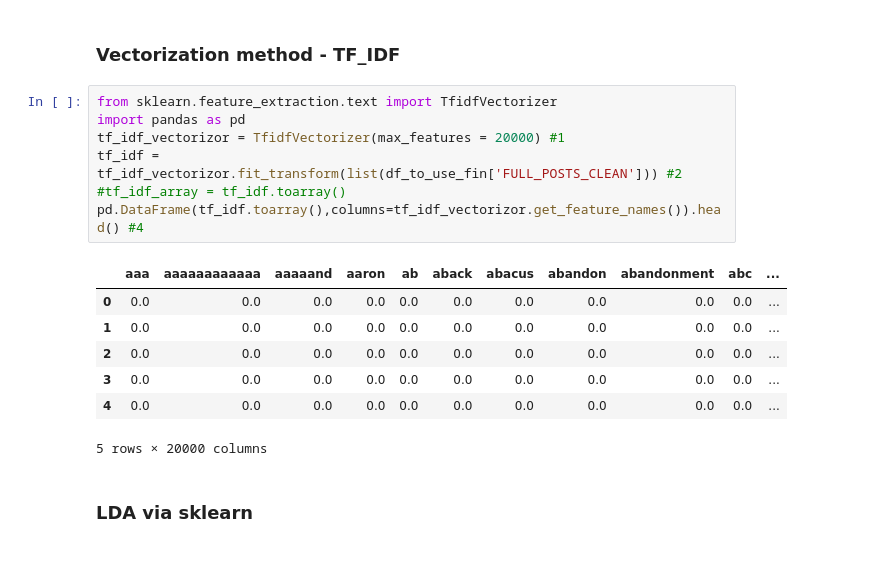
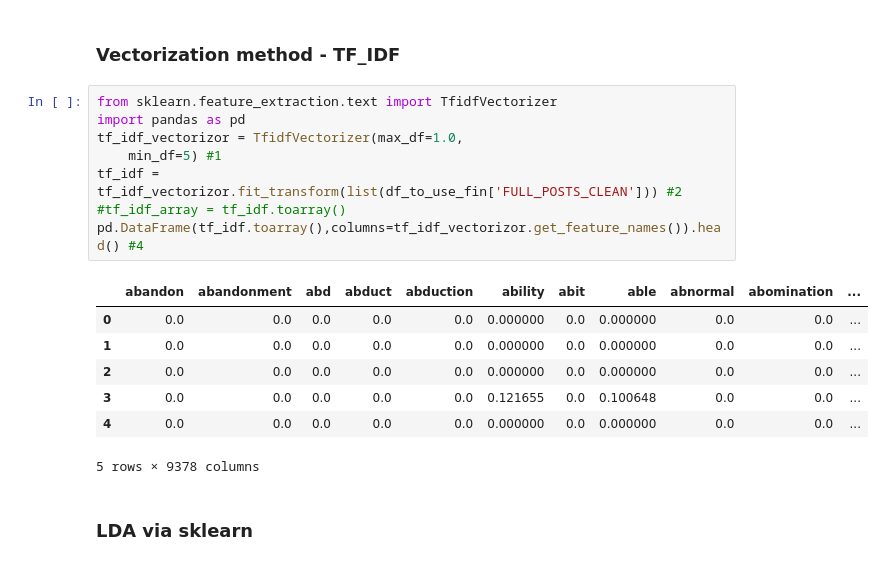
Before and after one commit to limesarelife/Milestone2, a Jupyter notebook: Backup_696_M2/unsupervised_subreddit_full_posts_lda.ipynb, the cells around one changed output. Cells and saved outputs as stored; diff of their text form.

```diff
--- a/Backup_696_M2/unsupervised_subreddit_full_posts_lda.ipynb
+++ b/Backup_696_M2/unsupervised_subreddit_full_posts_lda.ipynb
@@ -104,18 +104,19 @@ df_to_use_fin.shape
 # %%
 from sklearn.feature_extraction.text import TfidfVectorizer
 import pandas as pd
-tf_idf_vectorizor = TfidfVectorizer(max_features = 20000) #1
+tf_idf_vectorizor = TfidfVectorizer(max_df=1.0,
+    min_df=5) #1
 tf_idf = tf_idf_vectorizor.fit_transform(list(df_to_use_fin['FULL_POSTS_CLEAN'])) #2
 #tf_idf_array = tf_idf.toarray()
 pd.DataFrame(tf_idf.toarray(),columns=tf_idf_vectorizor.get_feature_names()).head() #4
 # %% [output]
-|  | aaa | aaaaaaaaaaaa | aaaaand | aaron | ab | aback | abacus | abandon | abandonment | abc | ... |
-| 0 | 0.0 | 0.0 | 0.0 | 0.0 | 0.0 | 0.0 | 0.0 | 0.0 | 0.0 | 0.0 | ... |
-| 1 | 0.0 | 0.0 | 0.0 | 0.0 | 0.0 | 0.0 | 0.0 | 0.0 | 0.0 | 0.0 | ... |
-| 2 | 0.0 | 0.0 | 0.0 | 0.0 | 0.0 | 0.0 | 0.0 | 0.0 | 0.0 | 0.0 | ... |
-| 3 | 0.0 | 0.0 | 0.0 | 0.0 | 0.0 | 0.0 | 0.0 | 0.0 | 0.0 | 0.0 | ... |
-| 4 | 0.0 | 0.0 | 0.0 | 0.0 | 0.0 | 0.0 | 0.0 | 0.0 | 0.0 | 0.0 | ... |
+|  | abandon | abandonment | abd | abduct | abduction | ability | abit | able | abnormal | abomination | ... |
+| 0 | 0.0 | 0.0 | 0.0 | 0.0 | 0.0 | 0.000000 | 0.0 | 0.000000 | 0.0 | 0.0 | ... |
+| 1 | 0.0 | 0.0 | 0.0 | 0.0 | 0.0 | 0.000000 | 0.0 | 0.000000 | 0.0 | 0.0 | ... |
+| 2 | 0.0 | 0.0 | 0.0 | 0.0 | 0.0 | 0.000000 | 0.0 | 0.000000 | 0.0 | 0.0 | ... |
+| 3 | 0.0 | 0.0 | 0.0 | 0.0 | 0.0 | 0.121655 | 0.0 | 0.100648 | 0.0 | 0.0 | ... |
+| 4 | 0.0 | 0.0 | 0.0 | 0.0 | 0.0 | 0.000000 | 0.0 | 0.000000 | 0.0 | 0.0 | ... |
-5 rows × 20000 columns
+5 rows × 9378 columns
 # %% [markdown]
 ### LDA via sklearn
 # %%
```
Also changed, not shown: parts of 9 cells of this notebook.
